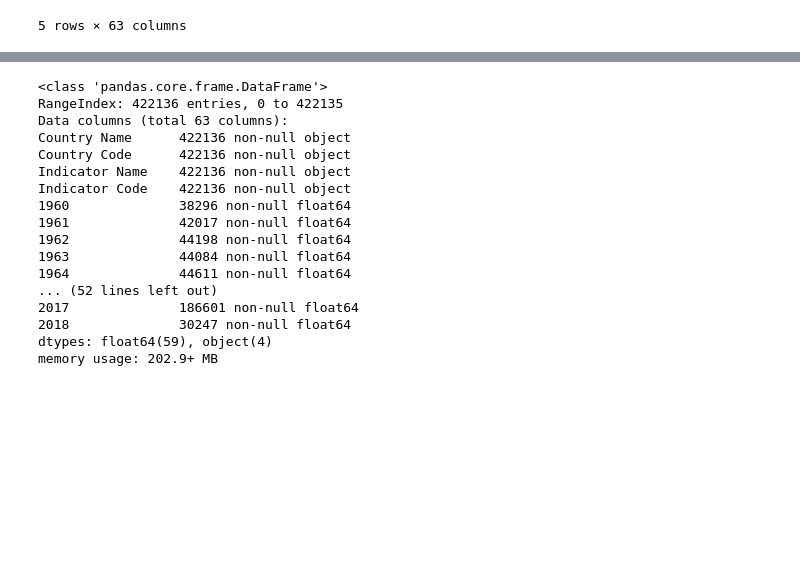
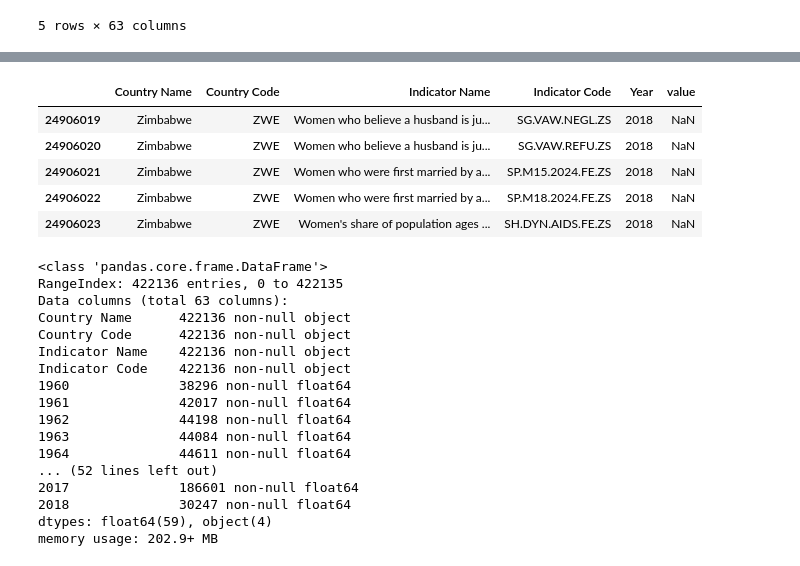
Before and after one commit to taramullin/Capstone, a Jupyter notebook: Capstone - Development Indicators.ipynb, the cells around one changed output, grey strips where cells are left out. Cells and saved outputs as stored; diff of their text form; code cells hidden in the pictures; blank space fills up the shorter version.

```diff
--- a/Capstone - Development Indicators.ipynb
+++ b/Capstone - Development Indicators.ipynb
@@ -25,3 +35,12 @@ df.head()
+# %%
+df_long.tail()
+# %% [output]
+|  | Country Name | Country Code | Indicator Name | Indicator Code | Year | value |
+| 24906019 | Zimbabwe | ZWE | Women who believe a husband is ju... | SG.VAW.NEGL.ZS | 2018 | NaN |
+| 24906020 | Zimbabwe | ZWE | Women who believe a husband is ju... | SG.VAW.REFU.ZS | 2018 | NaN |
+| 24906021 | Zimbabwe | ZWE | Women who were first married by a... | SP.M15.2024.FE.ZS | 2018 | NaN |
+| 24906022 | Zimbabwe | ZWE | Women who were first married by a... | SP.M18.2024.FE.ZS | 2018 | NaN |
+| 24906023 | Zimbabwe | ZWE | Women's share of population ages ... | SH.DYN.AIDS.FE.ZS | 2018 | NaN |
 # %%
 df.info()
 # %% [output]
```
Also changed, not shown: parts of 5 cells of this notebook.
